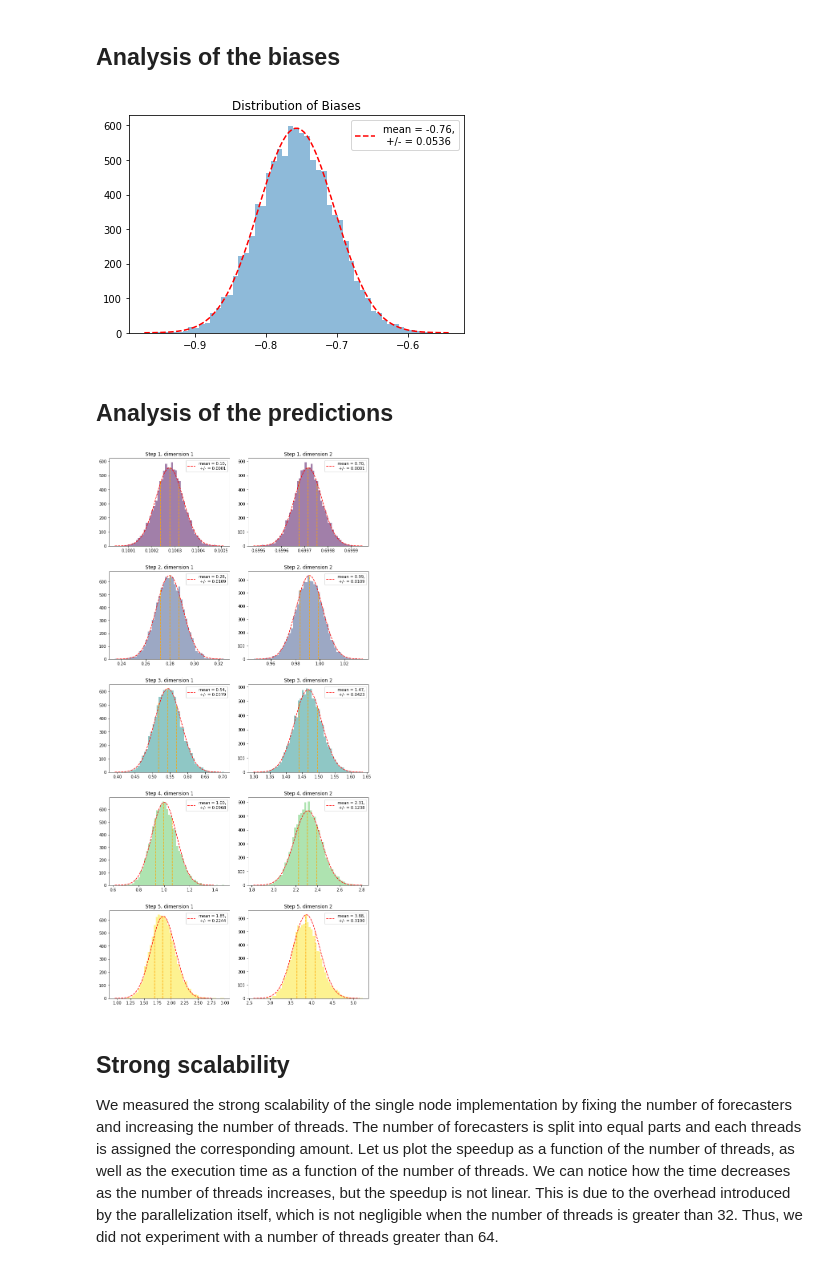
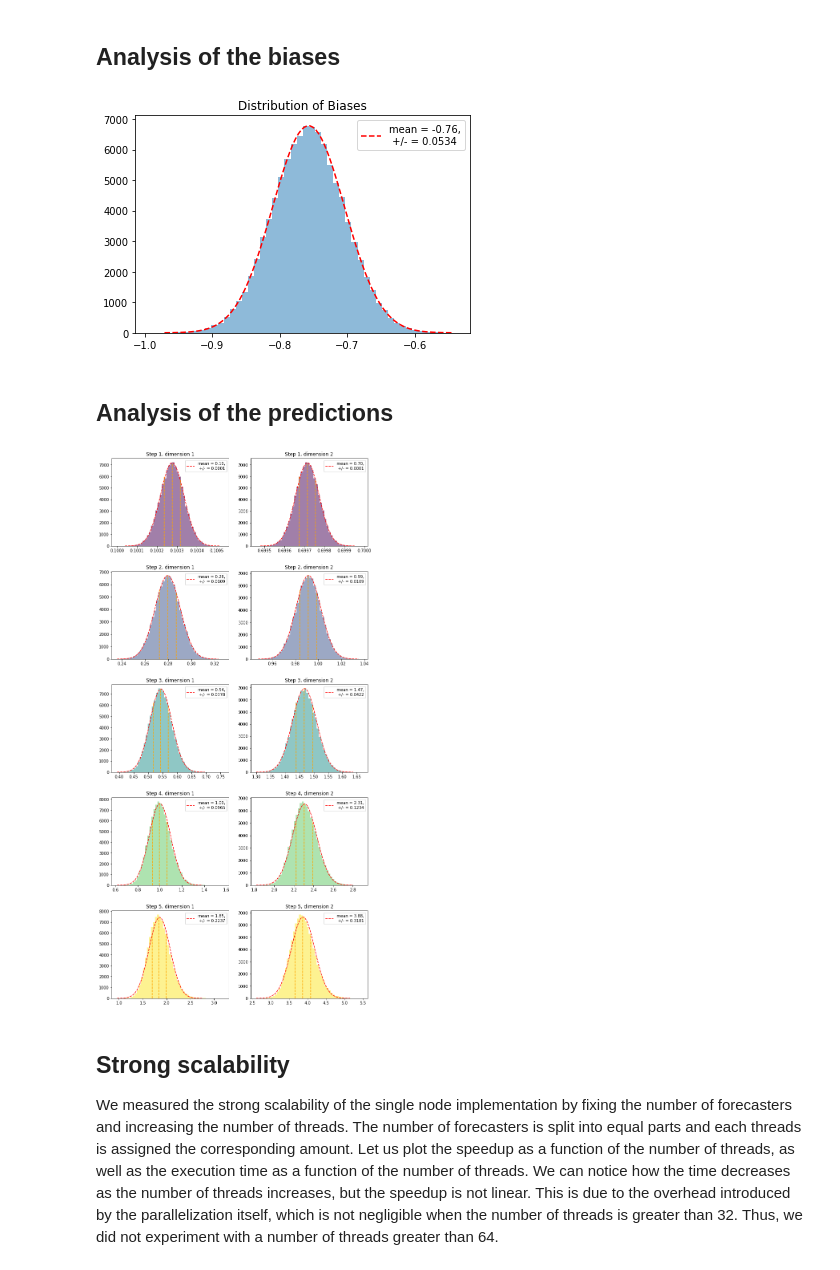
Before and after one commit to Ferraah/ForecastersEnsemble, a Jupyter notebook: stats.ipynb, the cells around one changed output. Drawn from its saved outputs; the diff is of its cells as text; code cells hidden in the pictures.

Commit message:
added joblib implementation, script to test the code and updates notebook to display results

```diff
--- a/stats.ipynb
+++ b/stats.ipynb
@@ -190,7 +190,7 @@ import numpy as np
 import matplotlib.pyplot as plt
 
 # Load the data
-df = pd.read_csv('data/weights.csv')
+df = pd.read_csv('preds/weights_joblib.csv')
 
 # Create a figure with 12 subplots
 fig, axs = plt.subplots(6, 2, figsize=(20, 25))
@@ -224,7 +224,7 @@ import pandas as pd
 import numpy as np
 import matplotlib.pyplot as plt
 
-df = pd.read_csv('data/biases.csv')
+df = pd.read_csv('preds/biases_joblib.csv')
 # Create a figure with a single subplot
 fig, ax = plt.subplots(1, 1, figsize=(6, 4))
 # Plot the data
@@ -246,7 +246,7 @@ ax.legend(loc='upper right')
 
 plt.show()
 # %% [output]
-[figure, old version]
+[figure, new version]
 # %% [markdown]
 ## Analysis of the predictions
 # %%
@@ -254,7 +254,7 @@ import pandas as pd
 import numpy as np
 import matplotlib.pyplot as plt
 
-df = pd.read_csv('data/aggregated_forecasting_joblib.csv')
+df = pd.read_csv('preds/aggregated_forecasting_joblib.csv')
 # Create a figure with a number of subplots equal to the maximum of the first column
 fig, axs = plt.subplots(df.iloc[:, 0].max()+1, 2, figsize=(10, 20))
 
@@ -262,34 +262,34 @@ fig, axs = plt.subplots(df.iloc[:, 0].max()+1, 2, figsize=(10, 20))
 colors = plt.cm.viridis(np.linspace(0, 1, df.iloc[:, 0].max()+1))
 
 # Plot the data
 for i in range(0, df.iloc[:, 0].max()+1):
     for j in range(2):
         hist_values, bin_edges, _ = axs[i, j].hist(df[df.iloc[:, 0] == i].iloc[:, j+1], bins=50, color=colors[i], alpha=0.5)
         axs[i, j].set_title(f"Step {i+1}, dimension {j+1}")
 
         # Superimpose a gaussian distribution with the same mean and standard deviation
         mean = df[df.iloc[:, 0] == i].iloc[:, j+1].mean()
         std = df[df.iloc[:, 0] == i].iloc[:, j+1].std()
         x = np.linspace(mean - 4*std, mean + 4*std, 100)
         y = 1/(std * np.sqrt(2 * np.pi)) * np.exp(-0.5 * (x - mean)**2 / std**2)
         # Rescale the gaussian so that it fits the histogram distribution. This means, set the maximum of the gaussian to the maximum value of the histogram
         bin_width = bin_edges[1] - bin_edges[0]
         mean_bin_index = np.digitize(mean, bin_edges) - 1
         mean_bin_height = hist_values[mean_bin_index]
         y_rescaled = y * mean_bin_height / (1/(std * np.sqrt(2 * np.pi)))
         axs[i, j].plot(x, y_rescaled, 'r--', label='mean = {:.2f},\n +/- = {:.4f}'.format(mean, std))
         axs[i, j].legend(loc='upper right')
 
         # Add the quantiles to the plot as vertical lines and stop them when they reach the gaussian curve
         quantiles = np.quantile(df[df.iloc[:, 0] == i].iloc[:, j+1], [0.25, 0.50, 0.75])
         for quantile in quantiles:
             axs[i, j].add_line(plt.Line2D([quantile, quantile], [0, y_rescaled[np.searchsorted(x, quantile)]], color='orange', linestyle='--'))
 
 # Add the title to the entire plot
 fig.suptitle("")
 plt.tight_layout(h_pad=3, pad=2)
 # %% [output]
-[figure, old version]
+[figure, new version]
 # %% [markdown]
 ## Strong scalability
 We measured the strong scalability of the single node implementation by fixing the number of forecasters and increasing the number of threads. The number of forecasters is split into equal parts and each threads is assigned the corresponding amount. Let us plot the speedup as a function of the number of threads, as well as the execution time as a function of the number of threads. We can notice how the time decreases as the number of threads increases, but the speedup is not linear. This is due to the overhead introduced by the parallelization itself, which is not negligible when the number of threads is greater than 32. Thus, we did not experiment with a number of threads greater than 64.
```
Also changed, not shown: parts of 2 cells of this notebook, 9 other files.
